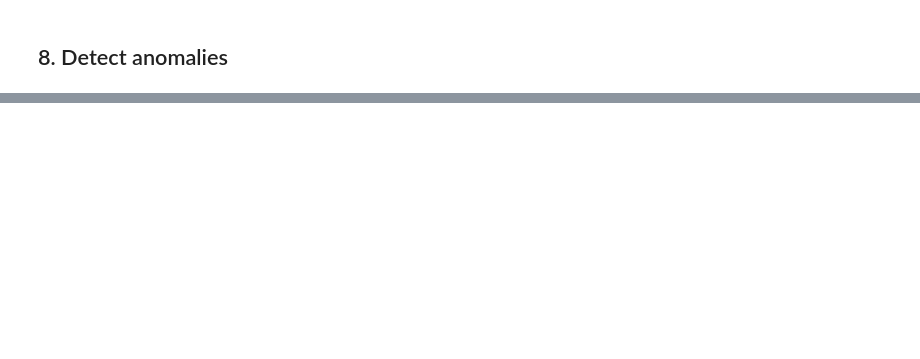
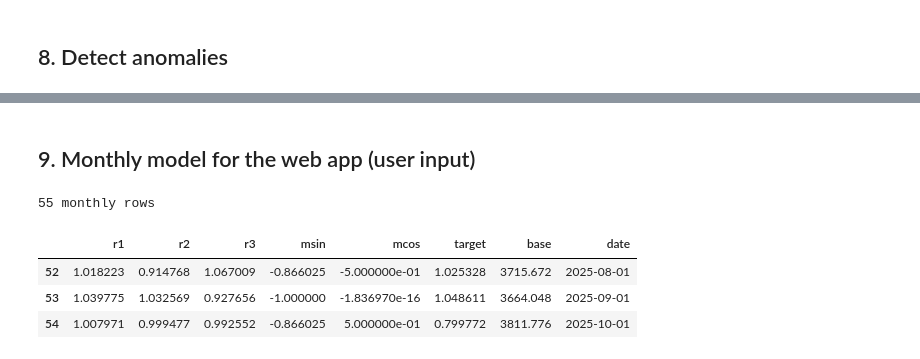
Before and after one commit to mythos0/ai-smart-energy-system, a Jupyter notebook: notebooks/training_pipeline.ipynb, the cells around one changed output, grey strips where cells are left out. Saved outputs shown, nothing was run; the diff lists cells and outputs as text; code cells hidden in the pictures; blank space fills up the shorter version.

```diff
--- a/notebooks/training_pipeline.ipynb
+++ b/notebooks/training_pipeline.ipynb
@@ -214,0 +273,33 @@ plt.show()
+# %% [markdown]
+## 9. Monthly model for the web app (user input)
+# %%
+# the web app needs monthly predictions from the user's own bills,
+# so we aggregate the daily demand into monthly totals (GWh)
+monthly = d.resample("MS").sum() * 24 / 1000
+
+# scale-free trick: divide every value by the average of the previous 3 months
+# -> the model learns the PATTERN of change, so it works at any size (home, feeder, city)
+mrows_data = []
+for i in range(3, len(monthly)):
+    base = monthly.iloc[i-3:i].mean()      # average of the previous 3 months
+    t = monthly.index[i]                   # month we want to predict
+    mrows_data.append({
+        "r1": monthly.iloc[i-1] / base,   # last month / base
+        "r2": monthly.iloc[i-2] / base,    # 2 months ago / base
+        "r3": monthly.iloc[i-3] / base,    # 3 months ago / base
+        "msin": np.sin(2 * np.pi * t.month / 12),   # season of the target month
+        "mcos": np.cos(2 * np.pi * t.month / 12),
+        "target": monthly.iloc[i] / base,  # target month / base
+        "base": base,                      # kept to convert back to GWh
+        "date": t,
+    })
+M = pd.DataFrame(mrows_data)
+MFEAT = ["r1", "r2", "r3", "msin", "mcos"]
+print(len(M), "monthly rows")
+M.tail(3)
+# %% [output]
+55 monthly rows
+|  | r1 | r2 | r3 | msin | mcos | target | base | date |
+| 52 | 1.018223 | 0.914768 | 1.067009 | -0.866025 | -5.000000e-01 | 1.025328 | 3715.672 | 2025-08-01 |
+| 53 | 1.039775 | 1.032569 | 0.927656 | -1.000000 | -1.836970e-16 | 1.048611 | 3664.048 | 2025-09-01 |
+| 54 | 1.007971 | 0.999477 | 0.992552 | -0.866025 | 5.000000e-01 | 0.799772 | 3811.776 | 2025-10-01 |
```
Also changed, not shown: parts of 17 cells of this notebook, 6 other files.
